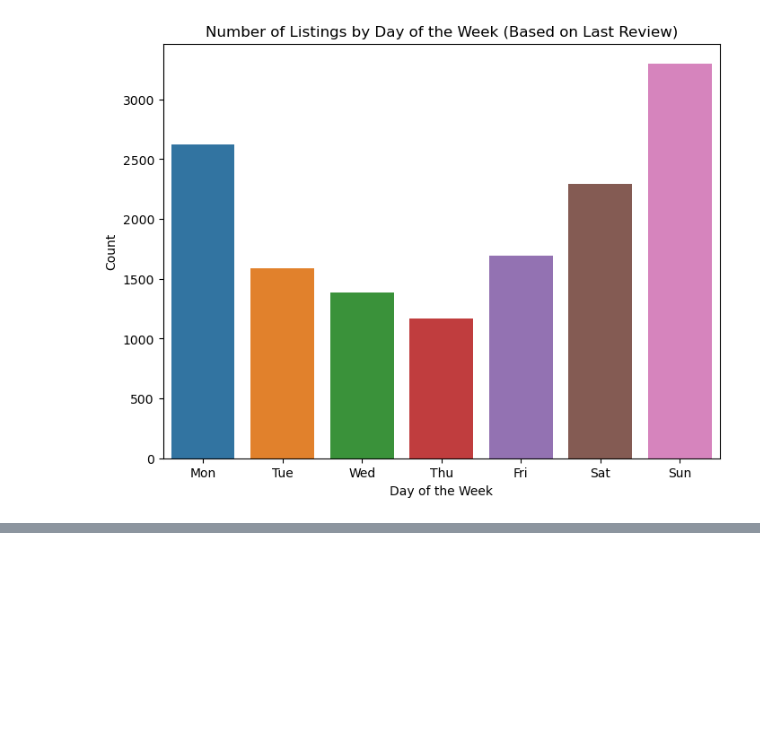
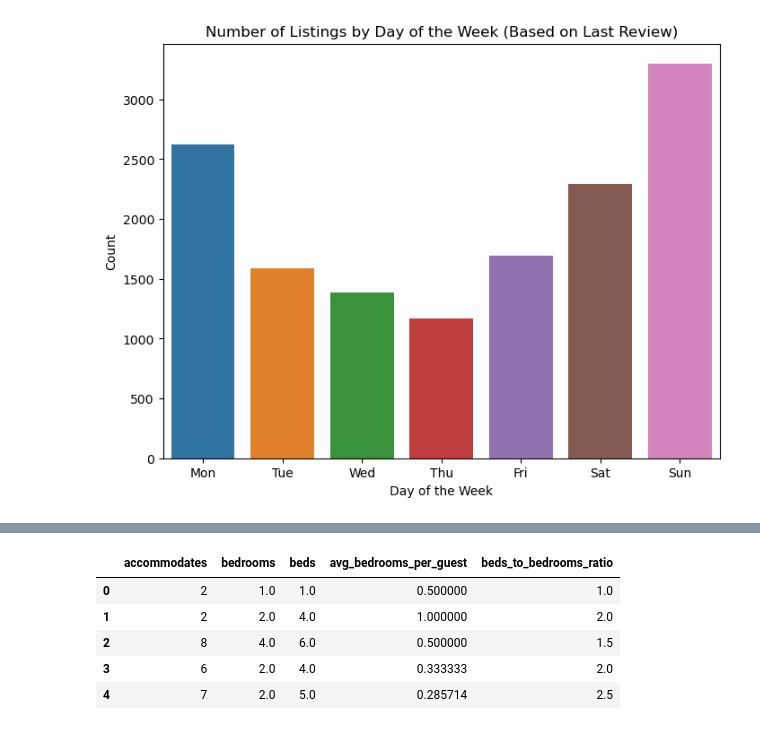
Before and after one commit to Rpierre98/Airbnb-Price-Predictions-Florida-Edition, a Jupyter notebook: code/Feature Engineering.ipynb, the cells around one changed output, grey strips where cells are left out. Saved outputs shown, nothing was run; the diff lists cells and outputs as text; code cells hidden in the pictures; blank space fills up the shorter version.

```diff
--- a/code/Feature Engineering.ipynb
+++ b/code/Feature Engineering.ipynb
@@ -85,0 +87,14 @@ plt.show()
+# %%
+# Aggregate features
+listings_cleaned['avg_bedrooms_per_guest'] = listings_cleaned['bedrooms'] / listings_cleaned['accommodates']
+listings_cleaned['beds_to_bedrooms_ratio'] = listings_cleaned['beds'] / listings_cleaned['bedrooms']
+
+# Check the updated dataset
+listings_cleaned[['accommodates', 'bedrooms', 'beds', 'avg_bedrooms_per_guest', 'beds_to_bedrooms_ratio']].head()
+# %% [output]
+|  | accommodates | bedrooms | beds | avg_bedrooms_per_guest | beds_to_bedrooms_ratio |
+| 0 | 2 | 1.0 | 1.0 | 0.500000 | 1.0 |
+| 1 | 2 | 2.0 | 4.0 | 1.000000 | 2.0 |
+| 2 | 8 | 4.0 | 6.0 | 0.500000 | 1.5 |
+| 3 | 6 | 2.0 | 4.0 | 0.333333 | 2.0 |
+| 4 | 7 | 2.0 | 5.0 | 0.285714 | 2.5 |
```
Also changed, not shown: parts of 19 cells of this notebook, 4 other files.
